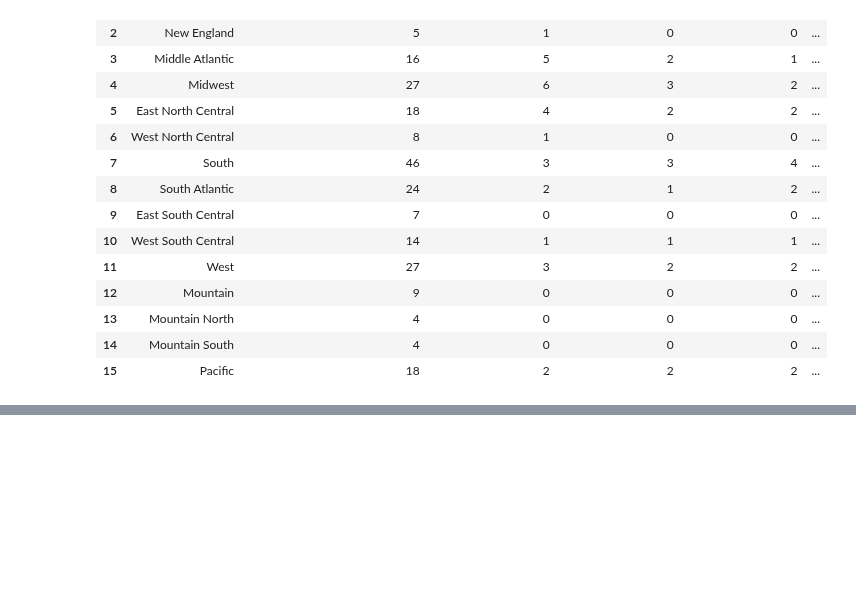
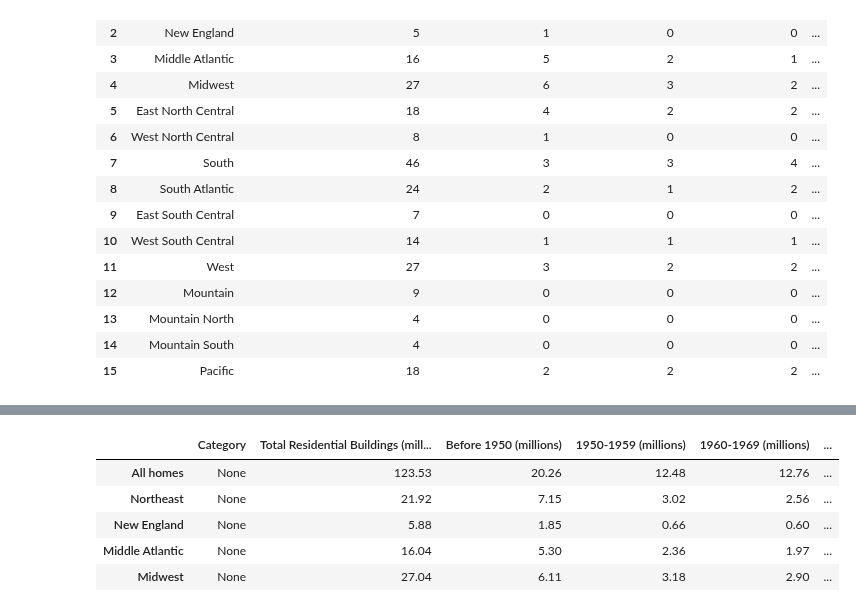
Before and after one commit to fraserclaire/Group3_Project4, a Jupyter notebook: Artien/Residential Building Efficiency Data.ipynb, the cells around one changed output, grey strips where cells are left out. Drawn from its saved outputs; the diff is of its cells as text; code cells hidden in the pictures; blank space fills up the shorter version.

```diff
--- a/Artien/Residential Building Efficiency Data.ipynb
+++ b/Artien/Residential Building Efficiency Data.ipynb
@@ -433,0 +449,14 @@ residential_final_df.head()
+# %%
+# According to the documentation, any cell with a 'Q' signifies that data was witheld because the RSE (relative standard error)
+# was greater than 50% OR fewer than 10 households were found in the reporting sample.
+# N signifies that no households were in the reporting sample
+
+# Either way, a Q or N means the data is statistically insignificant or an outlier.
+
+# Loop through the data set and replace any instances of 'Q' or 'N' with a 0
+for i in range(len(residential_final_df)):
+    for j in range(len(residential_final_df.columns)):
+        if residential_final_df.iloc[i, j] == 'Q' or residential_final_df.iloc[i, j] == 'N':
+            residential_final_df.iloc[i, j] = 0
+
+residential_final_df.tail()
@@ -434,3 +499,16 @@ residential_final_df.head()
+# %%
+#Add the catergory column and add it as the first column
+residential_final_df['Category'] = None
+column_order = ['Category','Total Residential Buildings (millions)','Before 1950 (millions)','1950-1959 (millions)','1960-1969 (millions)','1970-1979 (millions)','1980-1989 (millions)','1990-1999 (millions)','2000-2009 (millions)','2010-2015 (millions)','2016-2020 (millions)']
+residential_final_df = residential_final_df[column_order]
+residential_final_df.head()
+# %% [output]
+|  | Category | Total Residential Buildings (mill... | Before 1950 (millions) | 1950-1959 (millions) | 1960-1969 (millions) | ... |
+| All homes | None | 123.53 | 20.26 | 12.48 | 12.76 | ... |
+| Northeast | None | 21.92 | 7.15 | 3.02 | 2.56 | ... |
+| New England | None | 5.88 | 1.85 | 0.66 | 0.60 | ... |
+| Middle Atlantic | None | 16.04 | 5.30 | 2.36 | 1.97 | ... |
+| Midwest | None | 27.04 | 6.11 | 3.18 | 2.90 | ... |
 # %%
 # Update the category column to add clarity to each row
 
```
Also changed, not shown: parts of 15 cells of this notebook, 1 other file.
